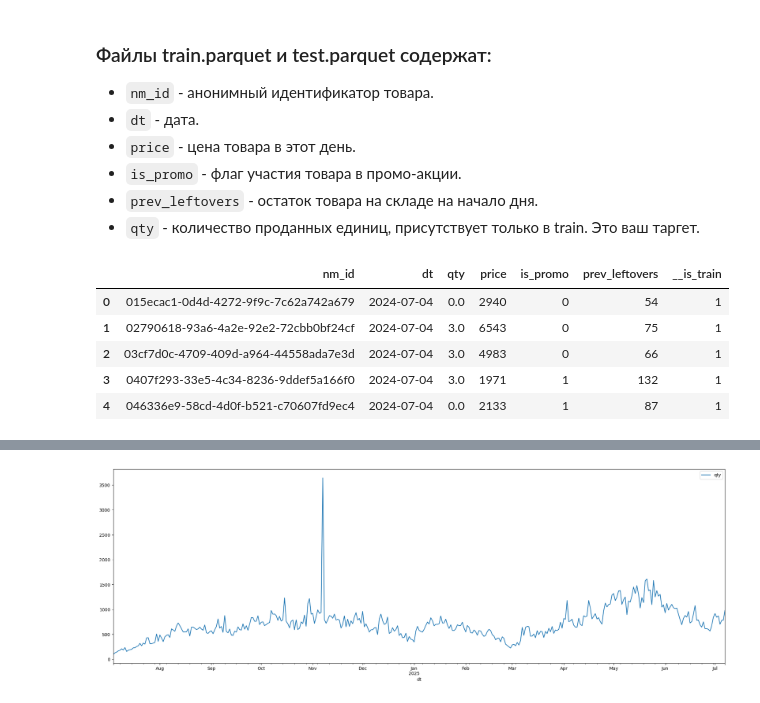
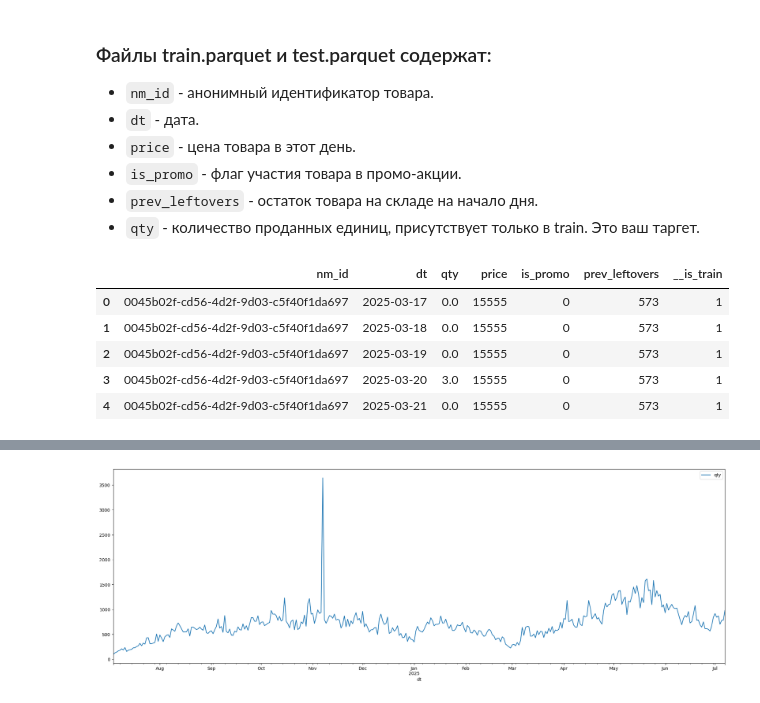
Before and after one commit to LenyOstrich/hackathon_rhythm_of_sales, a Jupyter notebook: solution.ipynb, the cells around one changed output, grey strips where cells are left out. Cells and saved outputs as stored; diff of their text form; code cells hidden in the pictures.

```diff
--- a/solution.ipynb
+++ b/solution.ipynb
@@ -41,17 +41,19 @@ from ydata_profiling import ProfileReport
 # %%
 train_df = pd.read_parquet("train.parquet", engine="pyarrow")
 test_df = pd.read_parquet("test.parquet", engine="pyarrow")
 train_df["__is_train"] = 1
 test_df["__is_train"] = 0
+test_df["qty"] = np.nan
 full_df = pd.concat([train_df, test_df], ignore_index=True)
+full_df = full_df.sort_values(["nm_id", "dt"]).reset_index(drop=True)
 display(full_df.head(5))
 # %% [output]
 |  | nm_id | dt | qty | price | is_promo | prev_leftovers | __is_train |
-| 0 | 015ecac1-0d4d-4272-9f9c-7c62a742a679 | 2024-07-04 | 0.0 | 2940 | 0 | 54 | 1 |
-| 1 | 02790618-93a6-4a2e-92e2-72cbb0bf24cf | 2024-07-04 | 3.0 | 6543 | 0 | 75 | 1 |
-| 2 | 03cf7d0c-4709-409d-a964-44558ada7e3d | 2024-07-04 | 3.0 | 4983 | 0 | 66 | 1 |
-| 3 | 0407f293-33e5-4c34-8236-9ddef5a166f0 | 2024-07-04 | 3.0 | 1971 | 1 | 132 | 1 |
-| 4 | 046336e9-58cd-4d0f-b521-c70607fd9ec4 | 2024-07-04 | 0.0 | 2133 | 1 | 87 | 1 |
+| 0 | 0045b02f-cd56-4d2f-9d03-c5f40f1da697 | 2025-03-17 | 0.0 | 15555 | 0 | 573 | 1 |
+| 1 | 0045b02f-cd56-4d2f-9d03-c5f40f1da697 | 2025-03-18 | 0.0 | 15555 | 0 | 573 | 1 |
+| 2 | 0045b02f-cd56-4d2f-9d03-c5f40f1da697 | 2025-03-19 | 0.0 | 15555 | 0 | 573 | 1 |
+| 3 | 0045b02f-cd56-4d2f-9d03-c5f40f1da697 | 2025-03-20 | 3.0 | 15555 | 0 | 573 | 1 |
+| 4 | 0045b02f-cd56-4d2f-9d03-c5f40f1da697 | 2025-03-21 | 0.0 | 15555 | 0 | 573 | 1 |
 # %%
 def add_russian_calendar_features(
     df: pd.DataFrame, dt_column: str = "dt"
```
Also changed, not shown: parts of 11 cells of this notebook.
